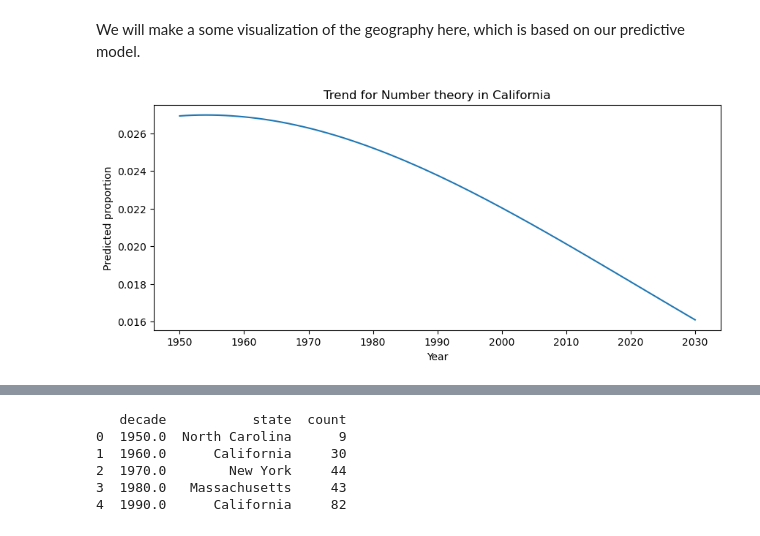
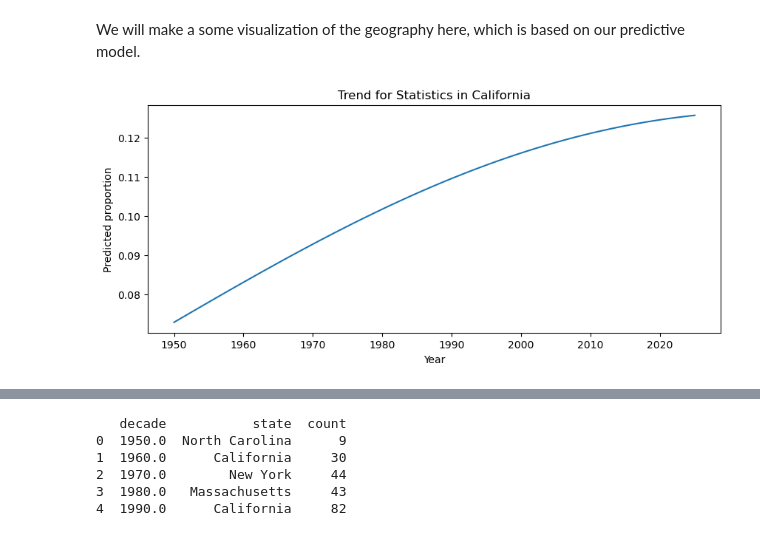
Before and after one commit to Erdos-Projects/summer26-math-genealogy, a Jupyter notebook: notebooks/Geography-Jonathan/Data-States.ipynb, the cells around one changed output, grey strips where cells are left out. Cells and saved outputs as stored; diff of their text form; code cells hidden in the pictures.

Commit message:
Update Data-States.ipynb
Added Cross Validation, some graphs.

```diff
--- a/notebooks/Geography-Jonathan/Data-States.ipynb
+++ b/notebooks/Geography-Jonathan/Data-States.ipynb
@@ -561,40 +767,40 @@ probs_df = pd.DataFrame(probs, columns=classes)
 result = future.reset_index(drop=True).copy()
 result = pd.concat([result, probs_df.reset_index(drop=True)], axis=1)
 # %%
-#heatmap
 
-subject = 11
+
+subject = 62
 
 
 subject_lookup = (
     df[['subject_code', 'subject_name']]
     .dropna()
     .drop_duplicates(subset='subject_code')
     .set_index('subject_code')['subject_name']
     .to_dict()
 )
 
 
 subject_name = subject_lookup.get(subject, f"Subject {subject}")
 
 
 import seaborn as sns
 import matplotlib.pyplot as plt
 
 state = "California"
 
 df_hm = result[result["state"] == state]
 
 pivot = df_hm.pivot(index="year", columns="state", values=subject)
 
 plt.figure(figsize=(10,4))
 plt.plot(df_hm["year"], df_hm[subject])
 plt.title(f"Trend for {subject_name} in {state}")
 plt.ylabel("Predicted proportion")
 plt.xlabel("Year")
 plt.show()
 # %% [output]
-[figure, old version]
+[figure, new version]
 # %%
 
 #heat map with states listed alphabetically
```
Also changed, not shown: parts of 20 cells of this notebook.
